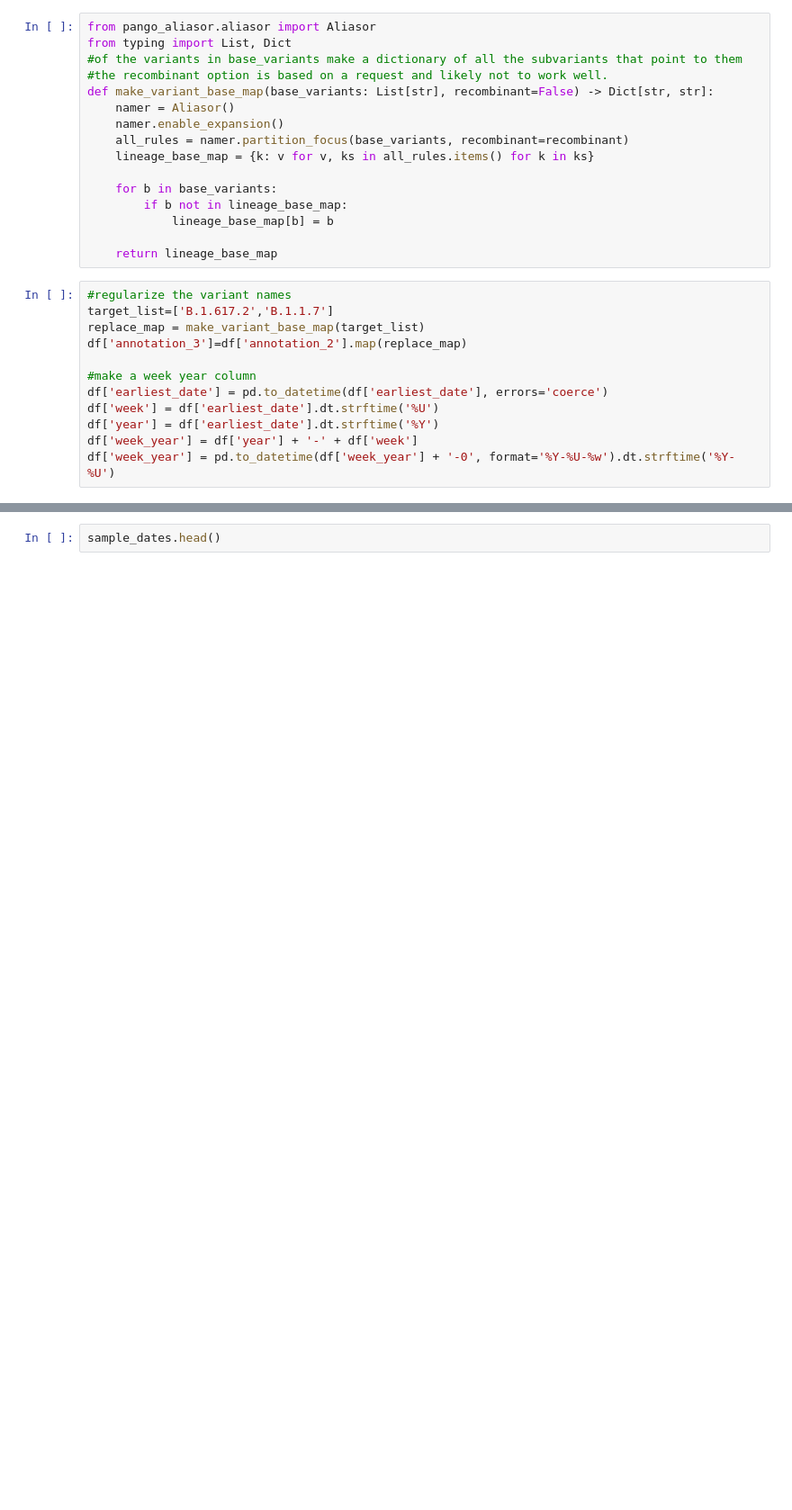
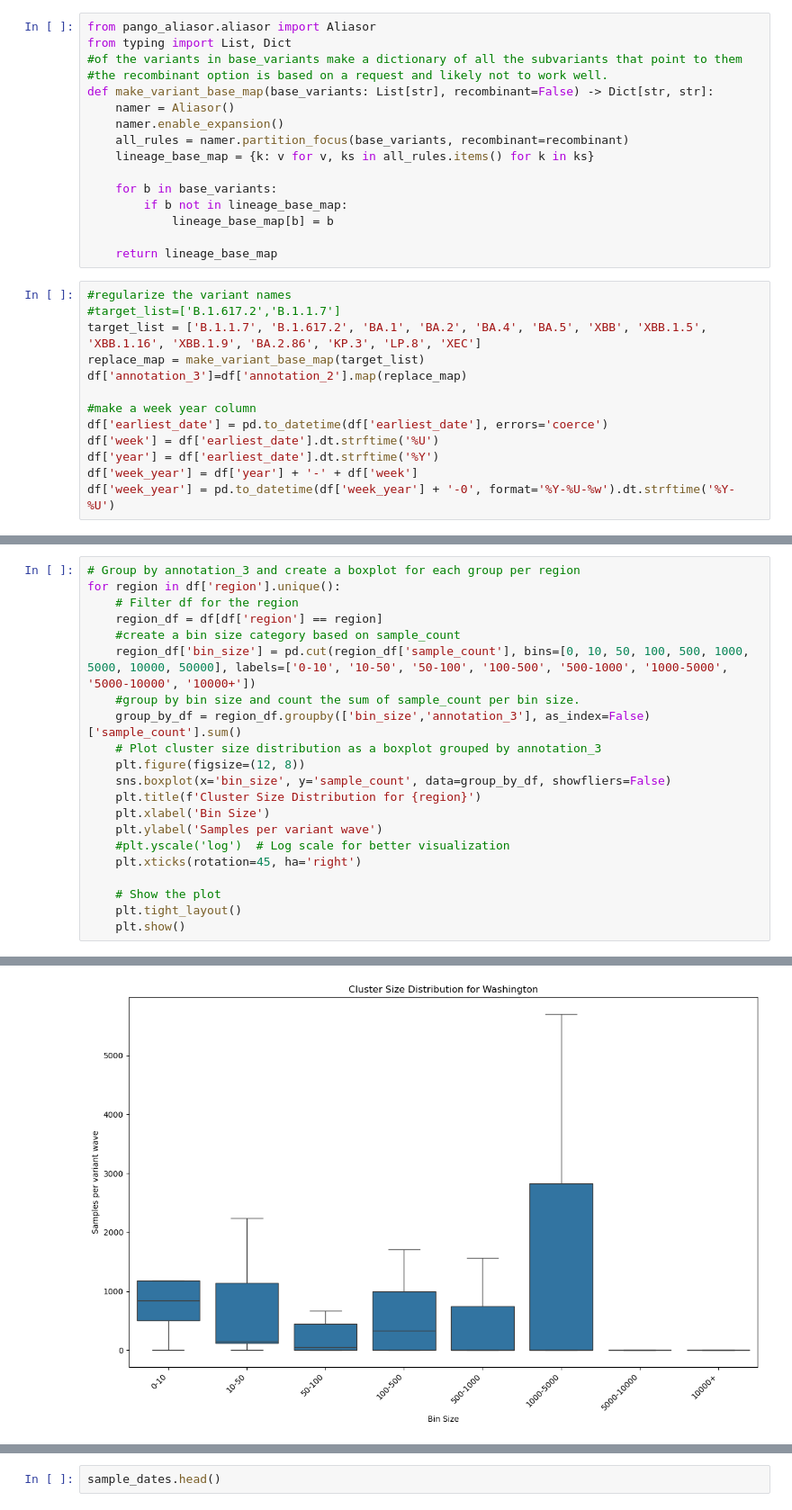
Before and after one commit to NSSAC/PhyloGAS, a Jupyter notebook: src/importation_analysis.ipynb, the cells around one changed output, grey strips where cells are left out. Shown at 90% size. Drawn from its saved outputs; the diff is of its cells as text; blank space fills up the shorter version.

```diff
--- a/src/importation_analysis.ipynb
+++ b/src/importation_analysis.ipynb
@@ -50,7 +75,8 @@ def make_variant_base_map(base_variants: List[str], recombinant=False) -> Dict[s
     return lineage_base_map
 # %%
 #regularize the variant names
-target_list=['B.1.617.2','B.1.1.7']
+#target_list=['B.1.617.2','B.1.1.7']
+target_list = ['B.1.1.7', 'B.1.617.2', 'BA.1', 'BA.2', 'BA.4', 'BA.5', 'XBB', 'XBB.1.5', 'XBB.1.16', 'XBB.1.9', 'BA.2.86', 'KP.3', 'LP.8', 'XEC']
 replace_map = make_variant_base_map(target_list)
 df['annotation_3']=df['annotation_2'].map(replace_map)
 
@@ -62,0 +100,22 @@ df['week_year'] = pd.to_datetime(df['week_year'] + '-0', format='%Y-%U-%w').dt.s
+# %%
+# Group by annotation_3 and create a boxplot for each group per region
+for region in df['region'].unique():
+    # Filter df for the region
+    region_df = df[df['region'] == region]
+    #create a bin size category based on sample_count
+    region_df['bin_size'] = pd.cut(region_df['sample_count'], bins=[0, 10, 50, 100, 500, 1000, 5000, 10000, 50000], labels=['0-10', '10-50', '50-100', '100-500', '500-1000', '1000-5000', '5000-10000', '10000+'])
+    #group by bin size and count the sum of sample_count per bin size.
+    group_by_df = region_df.groupby(['bin_size','annotation_3'], as_index=False)['sample_count'].sum()
+    # Plot cluster size distribution as a boxplot grouped by annotation_3
+    plt.figure(figsize=(12, 8))
+    sns.boxplot(x='bin_size', y='sample_count', data=group_by_df, showfliers=False)
+    plt.title(f'Cluster Size Distribution for {region}')
+    plt.xlabel('Bin Size')
+    plt.ylabel('Samples per variant wave')
+    #plt.yscale('log')  # Log scale for better visualization
+    plt.xticks(rotation=45, ha='right')
+
+    # Show the plot
+    plt.tight_layout()
+    plt.show()
+# %% [output]
@@ -62,0 +127 @@ df['week_year'] = pd.to_datetime(df['week_year'] + '-0', format='%Y-%U-%w').dt.s
+[figure, added]
```
Also changed, not shown: parts of 15 cells of this notebook, 1 other file.
